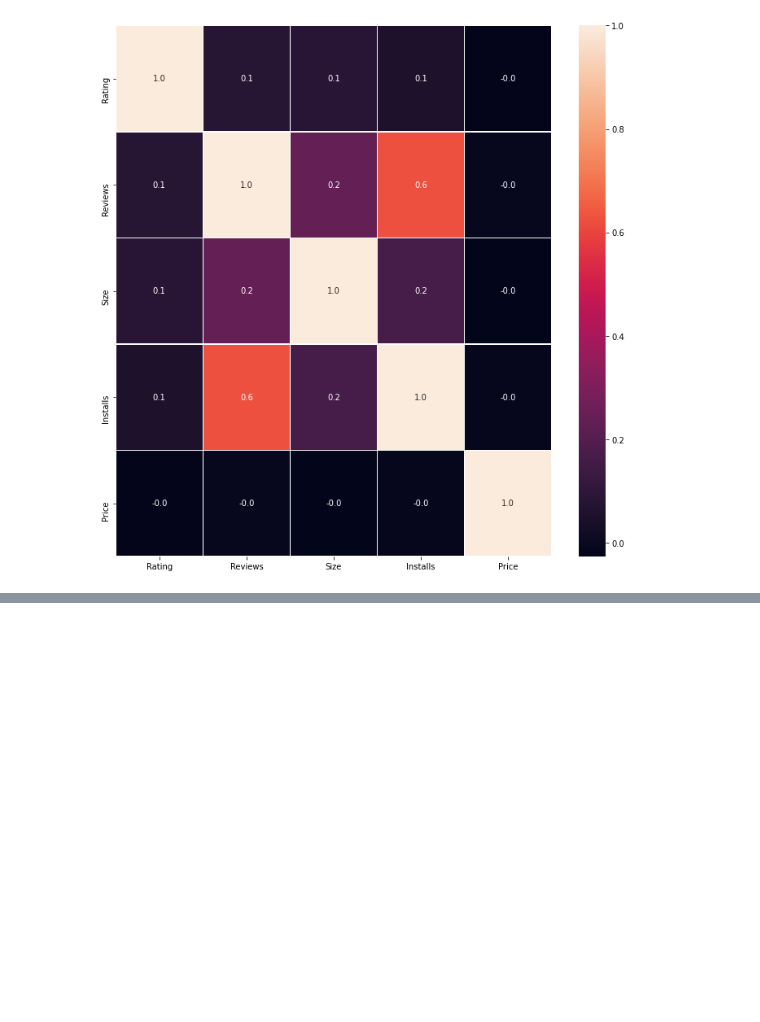
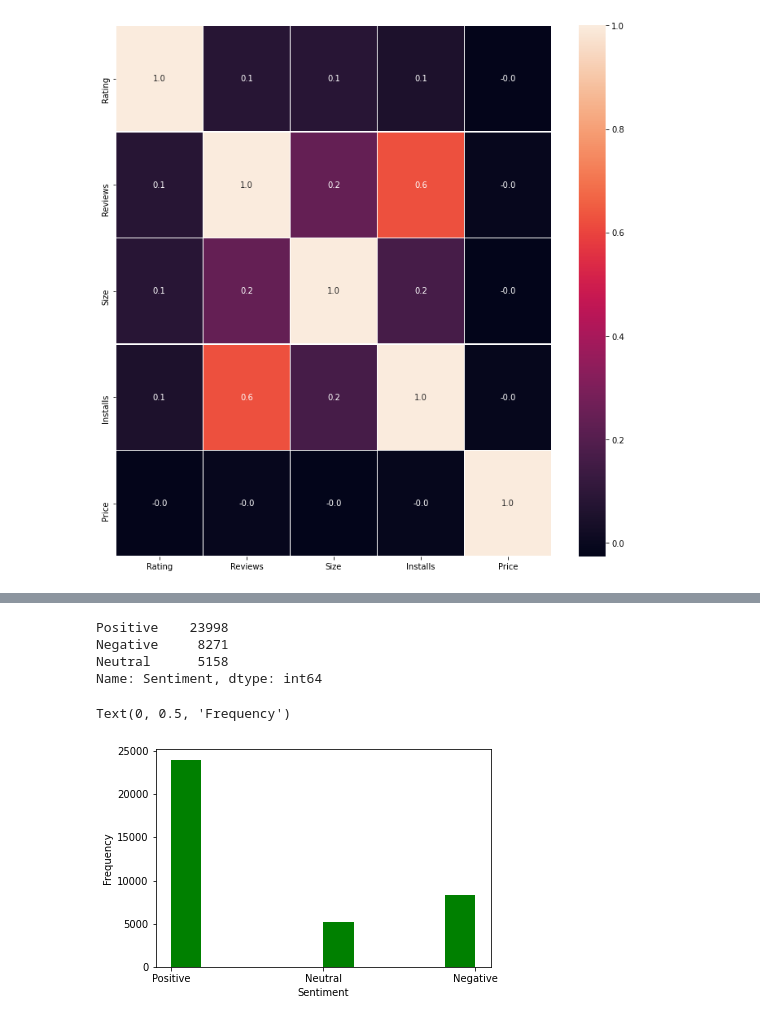
Before and after one commit to Sanjay9294/playstore-data-analysis, a Jupyter notebook: final_of_group_project_playstoredata1.ipynb, the cells around one changed output, grey strips where cells are left out. Drawn from its saved outputs; the diff is of its cells as text; code cells hidden in the pictures; blank space fills up the shorter version.

```diff
--- a/final_of_group_project_playstoredata1.ipynb
+++ b/final_of_group_project_playstoredata1.ipynb
@@ -499,0 +502,2 @@ plt.show()
+# %%
+user_review=pd.read_csv('/content/drive/MyDrive/almabetter/User Reviews.csv')
@@ -499,0 +526,2 @@ plt.show()
+# %%
+user_review.dropna(inplace=True)
@@ -499,0 +559,15 @@ plt.show()
+# %%
+user_review['Sentiment'].value_counts()
+# %% [output]
+Positive    23998
+Negative     8271
+Neutral      5158
+Name: Sentiment, dtype: int64
+# %%
+sentiment1= user_review[~user_review['Sentiment'].isna()]['Sentiment']
+plt.hist(sentiment1.values, color='green')
+plt.xlabel('Sentiment')
+plt.ylabel('Frequency')
+# %% [output]
+Text(0, 0.5, 'Frequency')
+[figure, added]
```
Also changed, not shown: parts of 16 cells of this notebook.
